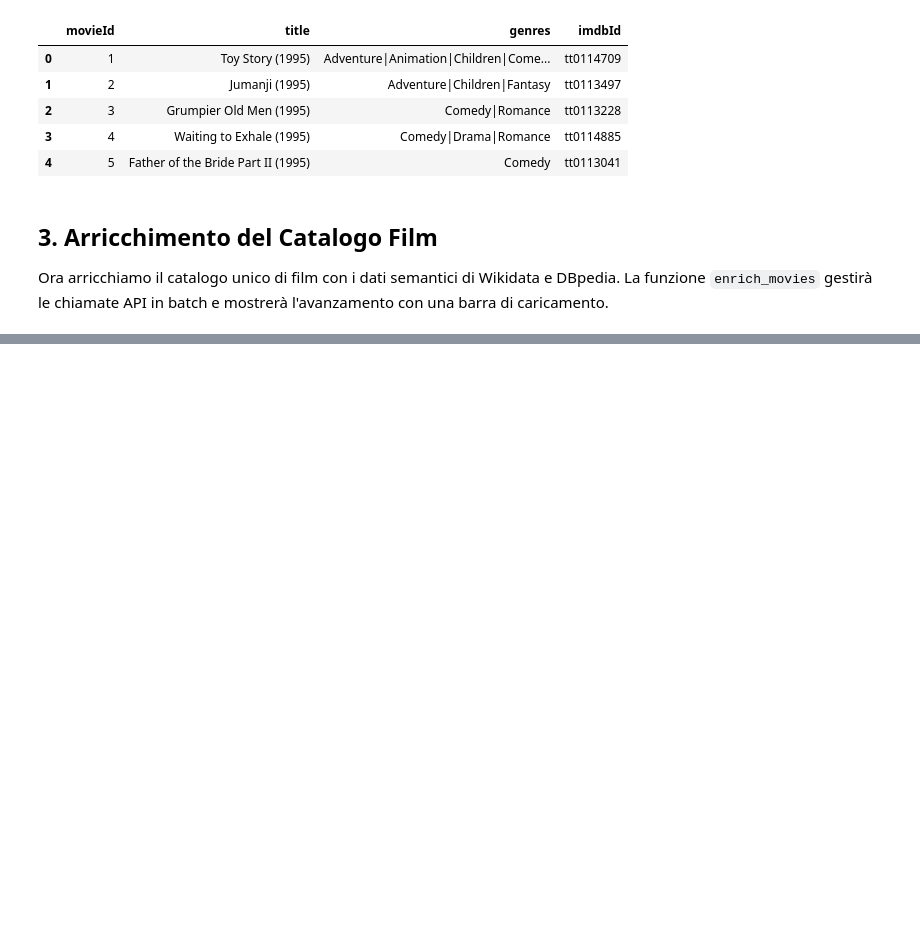
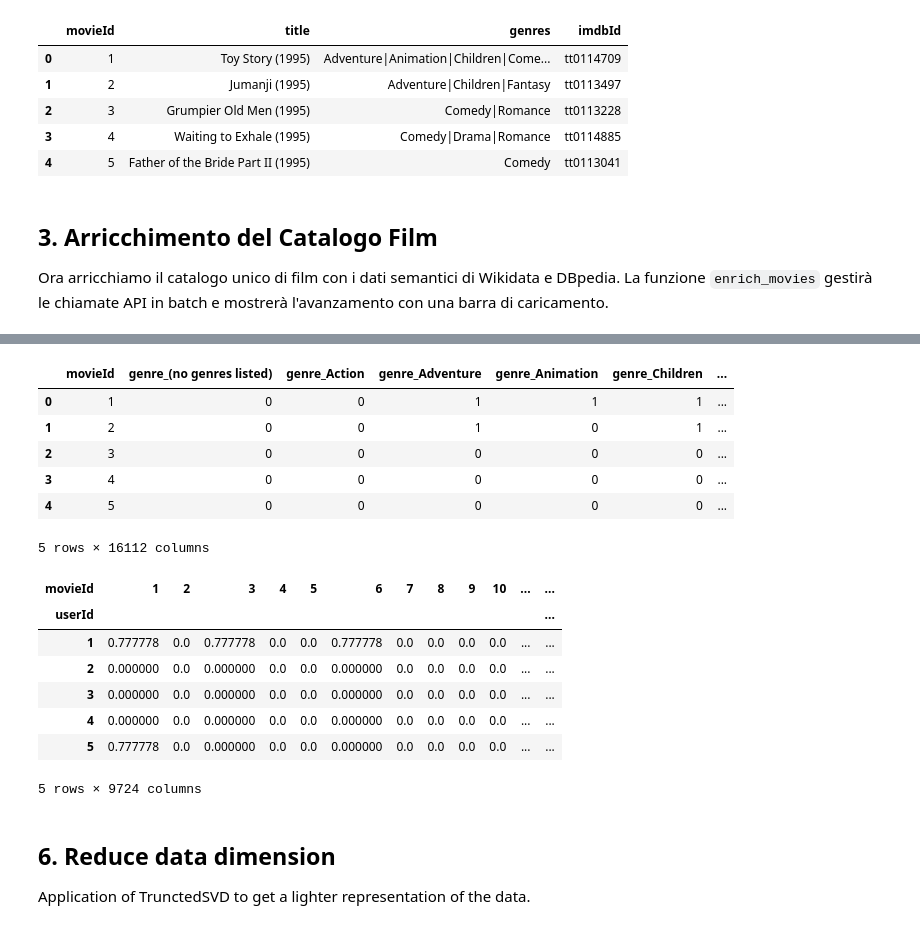
Before and after one commit to marcellorussox/CineWisdom, a Jupyter notebook: kbrs.ipynb, the cells around one changed output, grey strips where cells are left out. Drawn from its saved outputs; the diff is of its cells as text; code cells hidden in the pictures; blank space fills up the shorter version.

```diff
--- a/kbrs.ipynb
+++ b/kbrs.ipynb
@@ -151,0 +142,8 @@ Shape del DataFrame finale: (100836, 9)
+# %%
+normalized_data= None
+
+if cleaned_df is not None:
+    normalized_data = normalize_movie_data_parallel(cleaned_df)
+    print(normalized_data.shape)
+
+    normalized_ratings = normalize_ratings_data(ratings_df)
@@ -151,0 +158,22 @@ Shape del DataFrame finale: (100836, 9)
+# %%
+    display(normalized_data.head())
+    display(normalized_ratings.head())
+# %% [output]
+|  | movieId | genre_(no genres listed) | genre_Action | genre_Adventure | genre_Animation | genre_Children | ... |
+| 0 | 1 | 0 | 0 | 1 | 1 | 1 | ... |
+| 1 | 2 | 0 | 0 | 1 | 0 | 1 | ... |
+| 2 | 3 | 0 | 0 | 0 | 0 | 0 | ... |
+| 3 | 4 | 0 | 0 | 0 | 0 | 0 | ... |
+| 4 | 5 | 0 | 0 | 0 | 0 | 0 | ... |
+5 rows × 16112 columns
+| movieId | 1 | 2 | 3 | 4 | 5 | 6 | 7 | 8 | 9 | 10 | ... | ... |
+| userId |  |  |  |  |  |  |  |  |  |  |  | ... |
+| 1 | 0.777778 | 0.0 | 0.777778 | 0.0 | 0.0 | 0.777778 | 0.0 | 0.0 | 0.0 | 0.0 | ... | ... |
+| 2 | 0.000000 | 0.0 | 0.000000 | 0.0 | 0.0 | 0.000000 | 0.0 | 0.0 | 0.0 | 0.0 | ... | ... |
+| 3 | 0.000000 | 0.0 | 0.000000 | 0.0 | 0.0 | 0.000000 | 0.0 | 0.0 | 0.0 | 0.0 | ... | ... |
+| 4 | 0.000000 | 0.0 | 0.000000 | 0.0 | 0.0 | 0.000000 | 0.0 | 0.0 | 0.0 | 0.0 | ... | ... |
+| 5 | 0.777778 | 0.0 | 0.000000 | 0.0 | 0.0 | 0.000000 | 0.0 | 0.0 | 0.0 | 0.0 | ... | ... |
+5 rows × 9724 columns
+# %% [markdown]
+## 6. Reduce data dimension
+Application of TrunctedSVD to get a lighter representation of the data.
```
Also changed, not shown: parts of 10 cells of this notebook.
